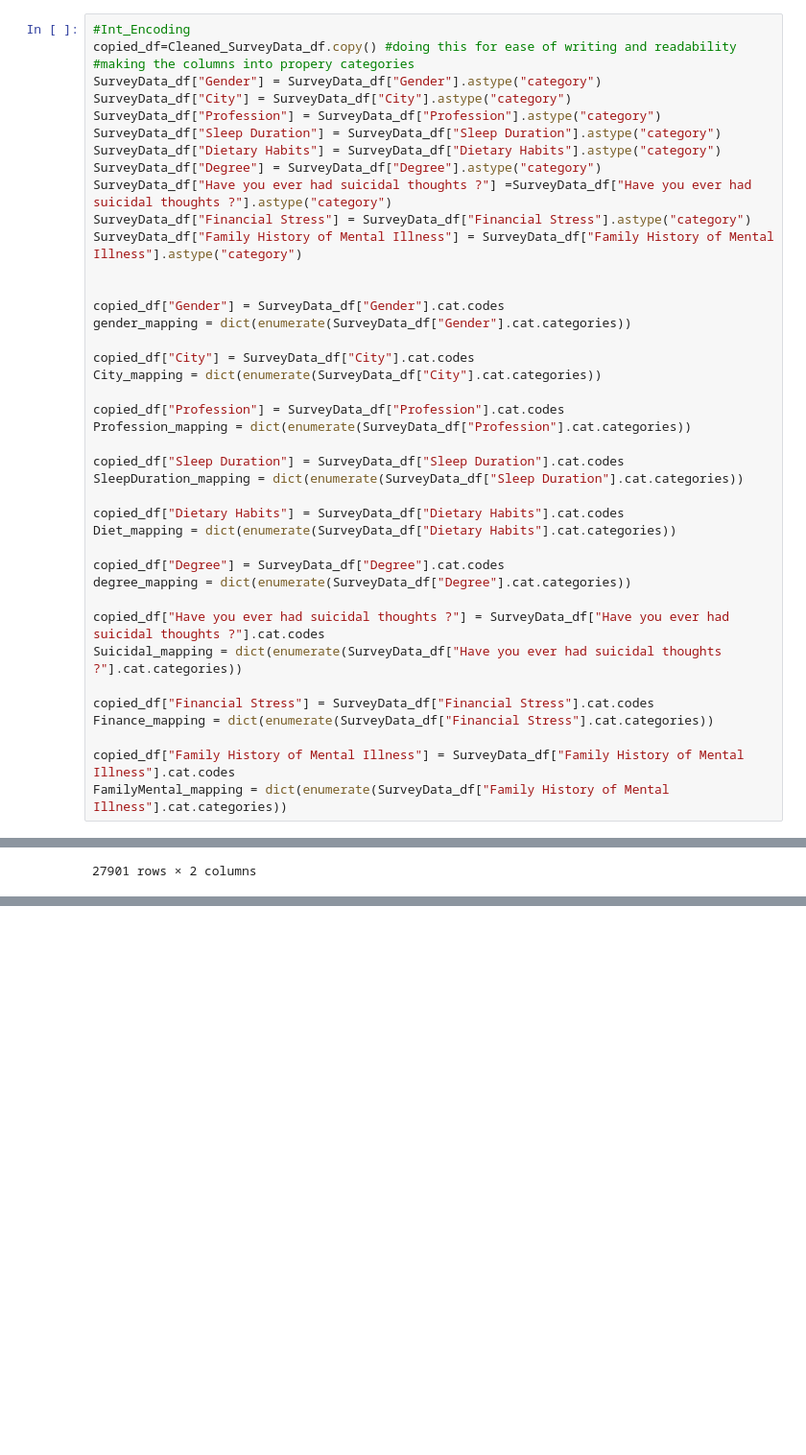
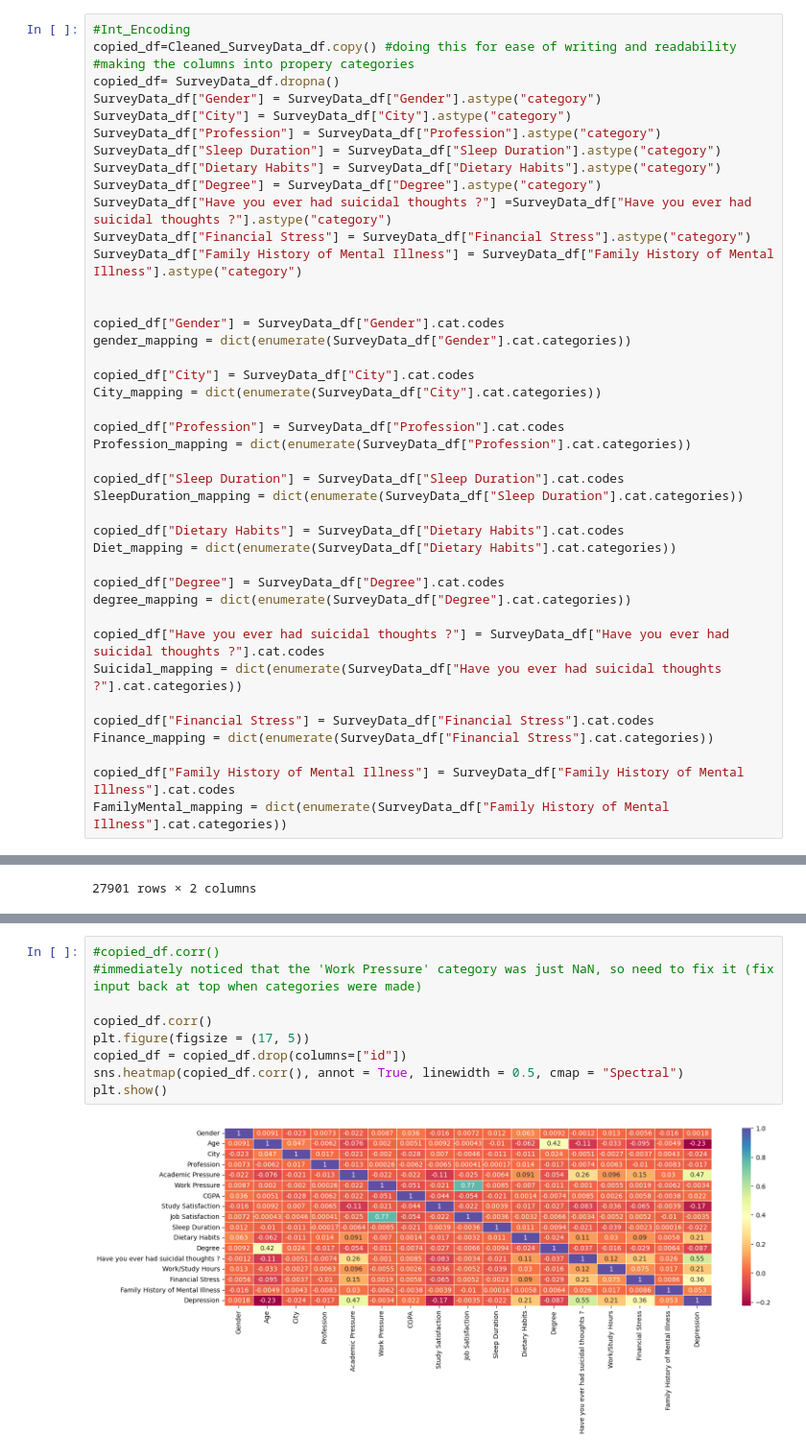
Before and after one commit to ETE4990-S25/homeworkfolder-alexre2-8, a Jupyter notebook: Labs/Lab 11/AlexReyes_Lab 11 Revised.ipynb, the cells around one changed output, grey strips where cells are left out. Shown at 96% size. Saved outputs shown, nothing was run; the diff lists cells and outputs as text; blank space fills up the shorter version.

Commit message:
Data finished sorting, heatmap created

```diff
--- a/Labs/Lab 11/AlexReyes_Lab 11 Revised.ipynb
+++ b/Labs/Lab 11/AlexReyes_Lab 11 Revised.ipynb
@@ -222,6 +222,7 @@ Cleaned_SurveyData_df=Cleaned_SurveyData_df.query("`Degree` not in @filter_Degre
 #Int_Encoding
 copied_df=Cleaned_SurveyData_df.copy() #doing this for ease of writing and readability
 #making the columns into propery categories
+copied_df= SurveyData_df.dropna()
 SurveyData_df["Gender"] = SurveyData_df["Gender"].astype("category")
 SurveyData_df["City"] = SurveyData_df["City"].astype("category")
 SurveyData_df["Profession"] = SurveyData_df["Profession"].astype("category")
@@ -308,0 +314,11 @@ Gender
+# %%
+#copied_df.corr()
+#immediately noticed that the 'Work Pressure' category was just NaN, so need to fix it (fix input back at top when categories were made)
+
+copied_df.corr()
+plt.figure(figsize = (17, 5))
+copied_df = copied_df.drop(columns=["id"])
+sns.heatmap(copied_df.corr(), annot = True, linewidth = 0.5, cmap = "Spectral")
+plt.show()
+# %% [output]
+[figure, added]
```
Also changed, not shown: parts of 1 cell of this notebook.
